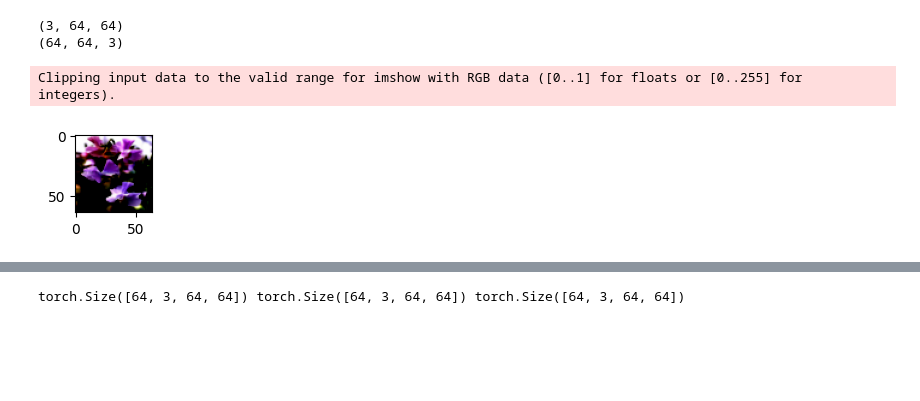
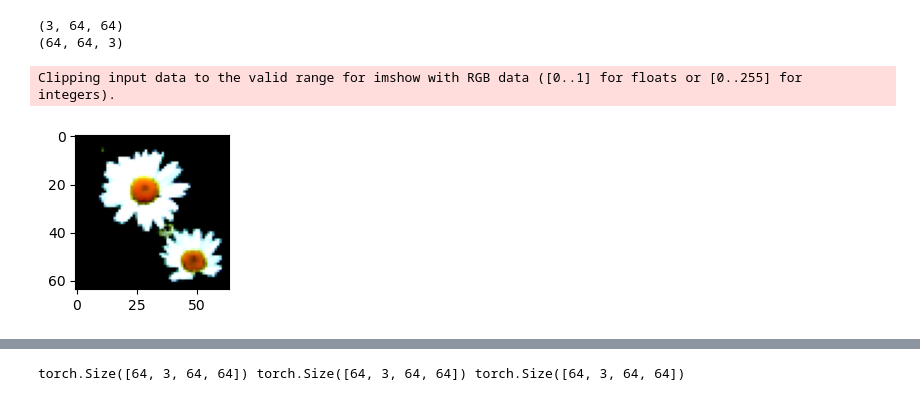
Before and after one commit to Cathyyyyy123/Image-inpainting-project, a Jupyter notebook: image_inpainting_flowers_v2.ipynb, the cells around one changed output, grey strips where cells are left out. Drawn from its saved outputs; the diff is of its cells as text; code cells hidden in the pictures; blank space fills up the shorter version.

Commit message:
Update dataset

```diff
--- a/image_inpainting_flowers_v2.ipynb
+++ b/image_inpainting_flowers_v2.ipynb
@@ -33,13 +35,16 @@ using device: cuda
 # %%
 transform_train = transforms.Compose([transforms.ToTensor(),
-                                      transforms.Normalize((0.5, 0.5, 0.5), (0.5, 0.5, 0.5)),
+                                      transforms.Normalize((0.5071, 0.4867, 0.4408), (0.2675, 0.2565, 0.2761)),
                                       transforms.Resize(size = (64,64)),
 ])
-
 transform_test = transforms.Compose([transforms.ToTensor(),
-                                      transforms.Normalize((0.5, 0.5, 0.5), (0.5, 0.5, 0.5)),
+                                      transforms.Normalize((0.5071, 0.4867, 0.4408), (0.2675, 0.2565, 0.2761)),
                                       transforms.Resize(size = (64,64)),
 ])
 # %%
-trainset = torchvision.datasets.Flowers102(root = './data', split='train', download = True, transform = transform_train)
-testset = torchvision.datasets.Flowers102(root = './data', split='test', download = True, transform = transform_test)
+Flowers102_train = torchvision.datasets.Flowers102(root = './data', split='train', download = True, transform = transform_train)
+trainloader = DataLoader(Flowers102_train, batch_size=4, num_workers=2, shuffle=False)
+Flowers102_val = torchvision.datasets.Flowers102(root = './data', split='train', download = True, transform = transform_test)
+valloader = DataLoader(Flowers102_val, batch_size=4, num_workers=2, shuffle=False)
+Flowers102_test = torchvision.datasets.Flowers102(root = './data', split='test', download = True, transform = transform_test)
+testloader = DataLoader(Flowers102_test, batch_size=4, num_workers=2, shuffle=True)
@@ -72,3 +50,0 @@ Transform: Compose(
-# %%
-
-trainloader = torch.utils.data.DataLoader(trainset, batch_size=4, shuffle=True)
@@ -112,12 +98,12 @@ def imshow(img, title):
   plt.title(title)
   plt.show()
 # %%
-plt.figure(figsize = (1,1))
+plt.figure(figsize = (2,2))
 plt.imshow(npimg)
 plt.show()
 # %% [output]
 Clipping input data to the valid range for imshow with RGB data ([0..1] for floats or [0..255] for integers).
-[figure, old version]
+[figure, new version]
 # %%
 def show_batch_images(dataloader):
   images, labels = next(iter(dataloader))
```
Also changed, not shown: parts of 17 cells of this notebook.
